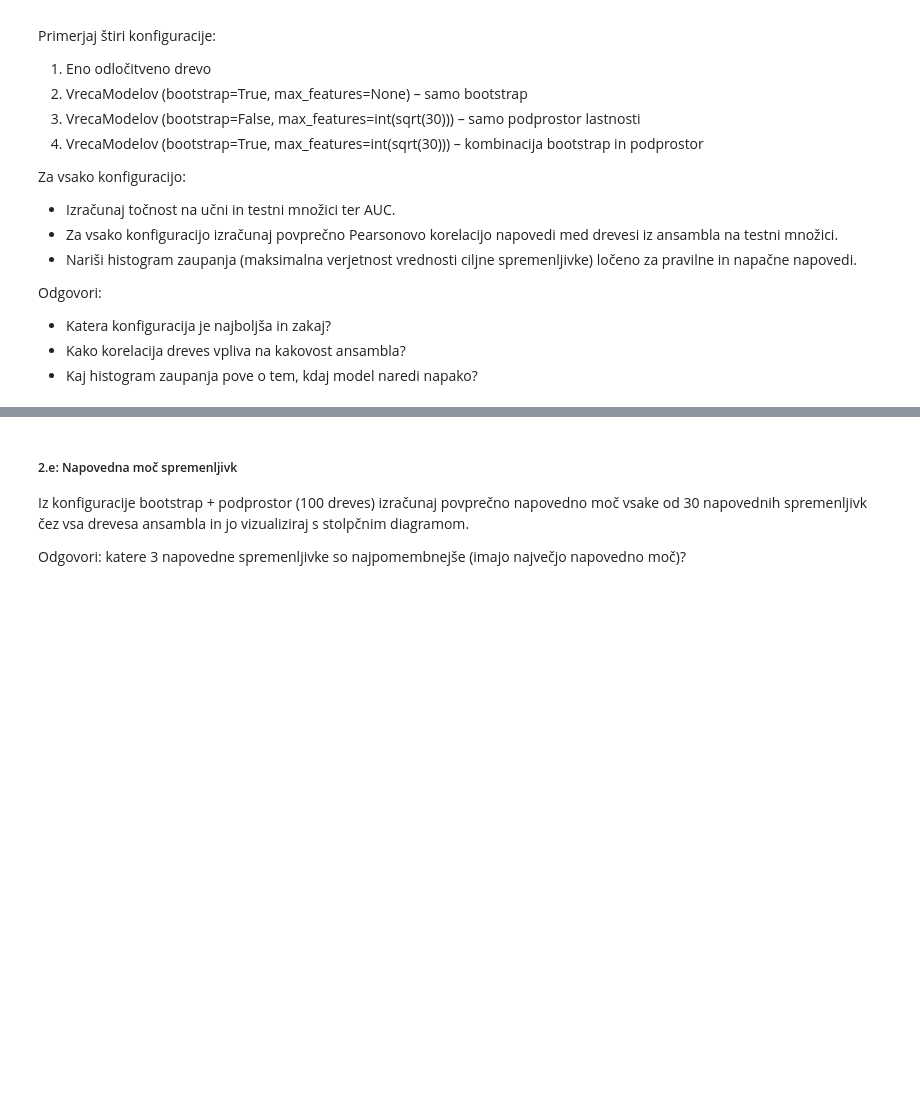
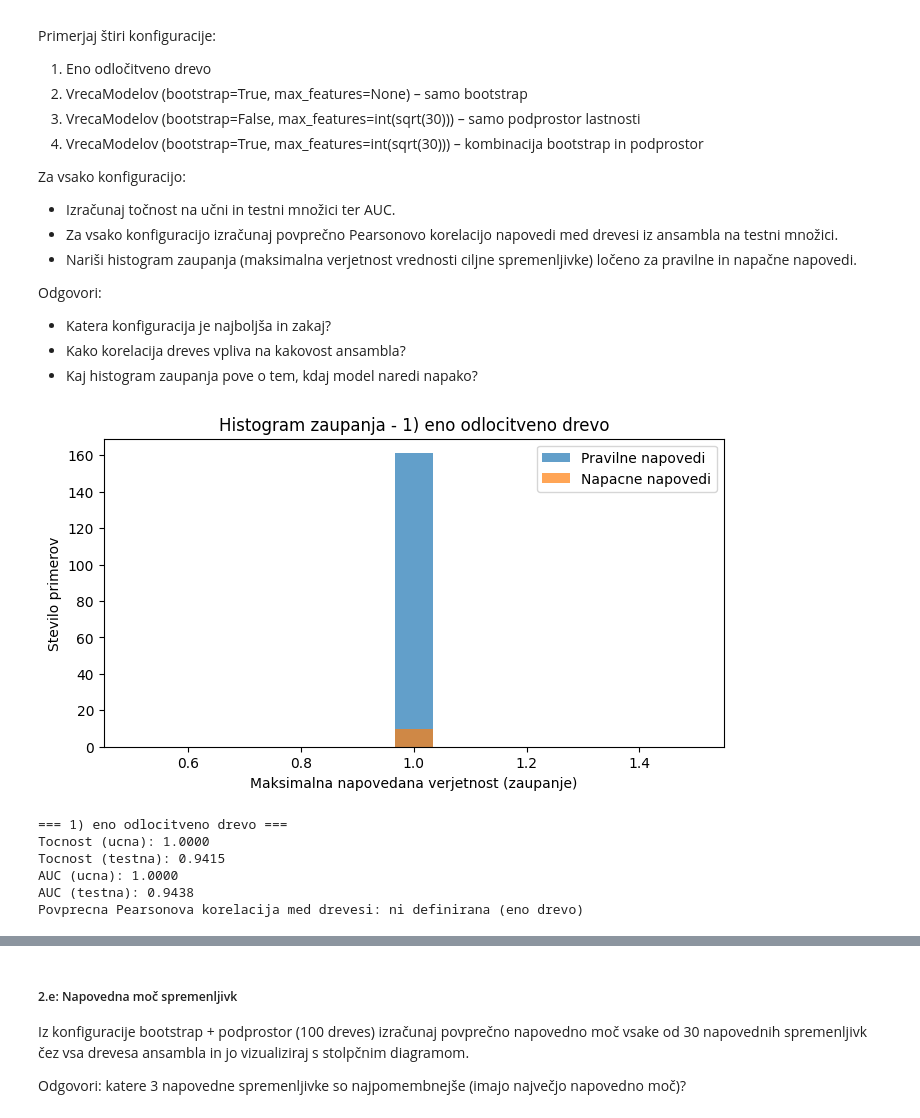
Before and after one commit to EnejBrus/ITAP, a Jupyter notebook: DN2/dn2.ipynb, the cells around one changed output, grey strips where cells are left out. Saved outputs shown, nothing was run; the diff lists cells and outputs as text; code cells hidden in the pictures; blank space fills up the shorter version.

```diff
--- a/DN2/dn2.ipynb
+++ b/DN2/dn2.ipynb
@@ -91,7 +94,9 @@ Implementiraj funkcijo `vzorci_z_vracanjem(X, y)`, ki vrne vzorec _bootstrap_ s
 # %%
 def vzorci_z_vracanjem(X: np.ndarray, y: np.ndarray):
     """Vrne bootstrap vzorec (vzorčenje z vračanjem) iste velikosti kot vhodni podatki."""
-    # Dopolni
+    n_primerov = X.shape[0]
+    indeksi = np.random.choice(n_primerov, size=n_primerov, replace=True)
+    return X[indeksi], y[indeksi]
 
 
 X_vzorec, y_vzorec = vzorci_z_vracanjem(X_w_train, y_w_train)
@@ -109,7 +116,13 @@ Implementiraj funkcijo `nakljucni_podprostor(X, n_features)`, ki naključno izbe
 # %%
 def nakljucni_podprostor(X: np.ndarray, n_features: int):
     """Vrne (X_sub, indices): naključno izbrane n_features lastnosti iz X."""
-    # Dopolni
+    st_lastnosti = X.shape[1]
+    if not 1 <= n_features <= st_lastnosti:
+        raise ValueError(f"n_features mora biti med 1 in {st_lastnosti}, dobil pa sem {n_features}.")
+
+    indices = np.random.choice(st_lastnosti, size=n_features, replace=False)
+    X_sub = X[:, indices]
+    return X_sub, indices
 
 
 # Preverjanje
@@ -212,0 +337,14 @@ n_feat_sqrt = int(np.sqrt(X_bc.shape[1]))  # sqrt(30) ≈ 5
+# %%
+# Konfiguracija 1: Eno odlocitveno drevo
+np.random.seed(42)
+model_cfg1 = DecisionTreeClassifier(random_state=42)
+model_cfg1.fit(X_w_train, y_w_train)
+_eval_in_histogram(model_cfg1, "1) eno odlocitveno drevo")
+# %% [output]
+[figure, added]
+=== 1) eno odlocitveno drevo ===
+Tocnost (ucna): 1.0000
+Tocnost (testna): 0.9415
+AUC (ucna): 1.0000
+AUC (testna): 0.9438
+Povprecna Pearsonova korelacija med drevesi: ni definirana (eno drevo)
```
Also changed, not shown: parts of 9 cells of this notebook.
